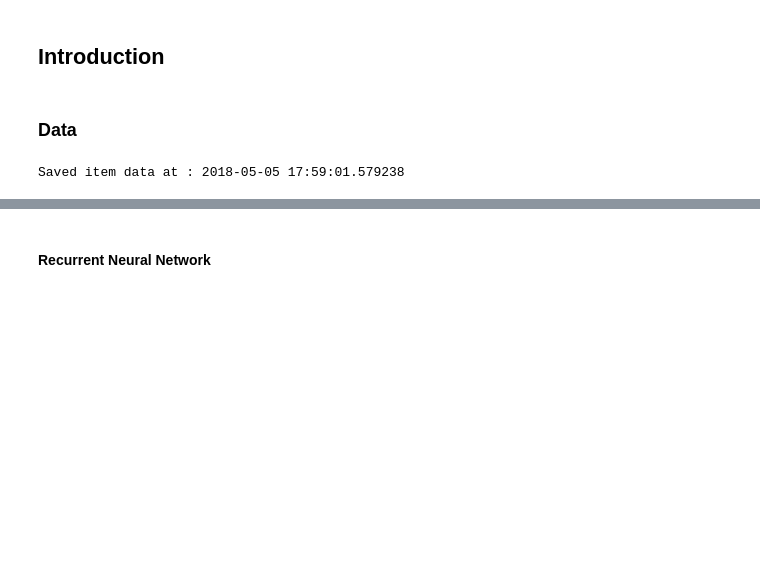
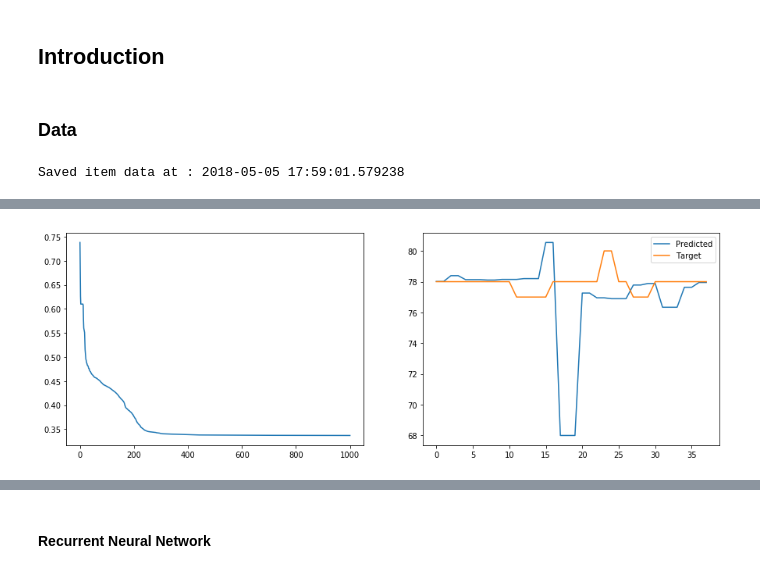
Before and after one commit to vicweeks/CS445-TermProject, a Jupyter notebook: TermProject.ipynb, the cells around one changed output, grey strips where cells are left out. Drawn from its saved outputs; the diff is of its cells as text; code cells hidden in the pictures; blank space fills up the shorter version.

```diff
--- a/TermProject.ipynb
+++ b/TermProject.ipynb
@@ -89,0 +172,12 @@ names = ['item_id', 'max_offer_price', 'min_sale_price', 'offer_availability', '
+# %%
+fig = plt.figure(figsize=(15,5))
+plt.subplot(1,2,1)
+plt.plot(nnet.getErrors())
+print(nnet)
+
+Y = nnet.use(Xtest)
+plt.subplot(1,2,2)
+plt.plot(Y, label='Predicted')
+plt.plot(Ttest, label='Target')
+plt.legend();
+# %% [output]
@@ -89,0 +186 @@ names = ['item_id', 'max_offer_price', 'min_sale_price', 'offer_availability', '
+[figure, added]
```
Also changed, not shown: parts of 20 cells of this notebook, 1 other file.
